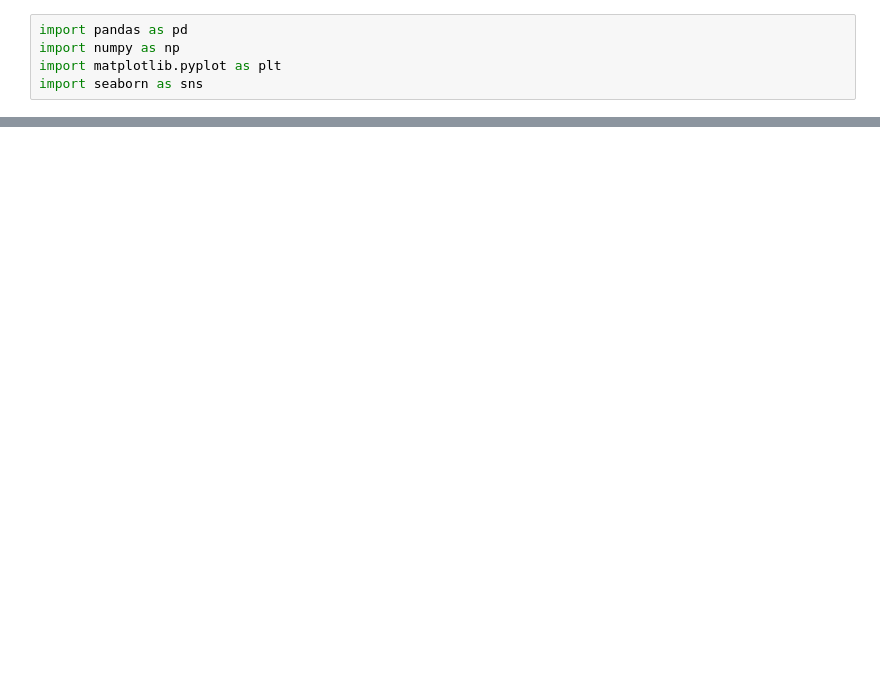
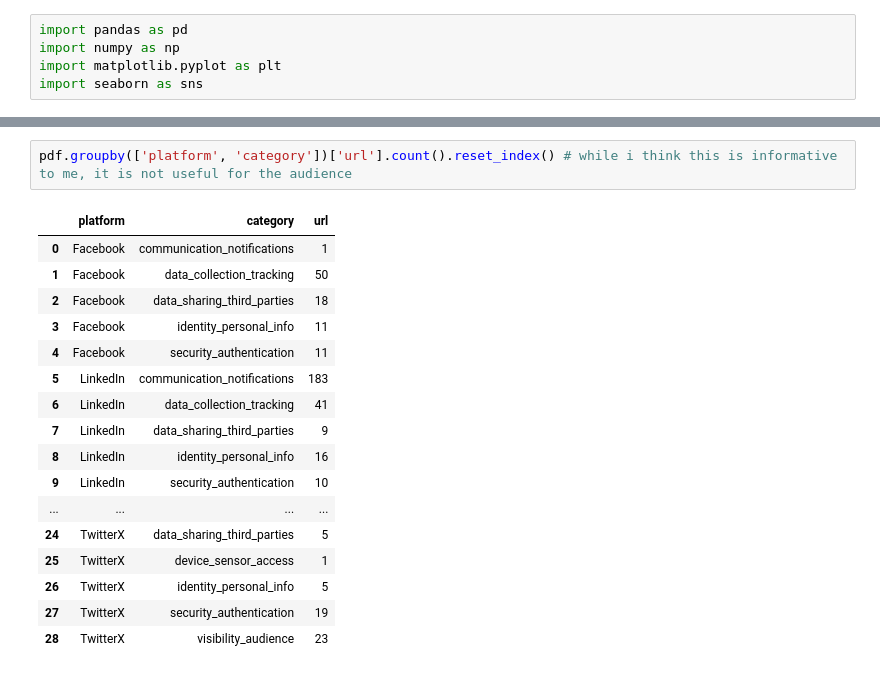
Before and after one commit to sebastianferragut/DSC180A_PrivacyProject, a Jupyter notebook: database/visualize_df.ipynb, the cells around one changed output, grey strips where cells are left out. Drawn from its saved outputs; the diff is of its cells as text; blank space fills up the shorter version.

```diff
--- a/database/visualize_df.ipynb
+++ b/database/visualize_df.ipynb
@@ -27 +30,21 @@ image_path      0
 dtype: int64
+# %%
+pdf.groupby(['platform', 'category'])['url'].count().reset_index() # while i think this is informative to me, it is not useful for the audience
+# %% [output]
+|  | platform | category | url |
+| 0 | Facebook | communication_notifications | 1 |
+| 1 | Facebook | data_collection_tracking | 50 |
+| 2 | Facebook | data_sharing_third_parties | 18 |
+| 3 | Facebook | identity_personal_info | 11 |
+| 4 | Facebook | security_authentication | 11 |
+| 5 | LinkedIn | communication_notifications | 183 |
+| 6 | LinkedIn | data_collection_tracking | 41 |
+| 7 | LinkedIn | data_sharing_third_parties | 9 |
+| 8 | LinkedIn | identity_personal_info | 16 |
+| 9 | LinkedIn | security_authentication | 10 |
+| ... | ... | ... | ... |
+| 24 | TwitterX | data_sharing_third_parties | 5 |
+| 25 | TwitterX | device_sensor_access | 1 |
+| 26 | TwitterX | identity_personal_info | 5 |
+| 27 | TwitterX | security_authentication | 19 |
+| 28 | TwitterX | visibility_audience | 23 |
```
Also changed, not shown: parts of 17 cells of this notebook, 1 other file.
